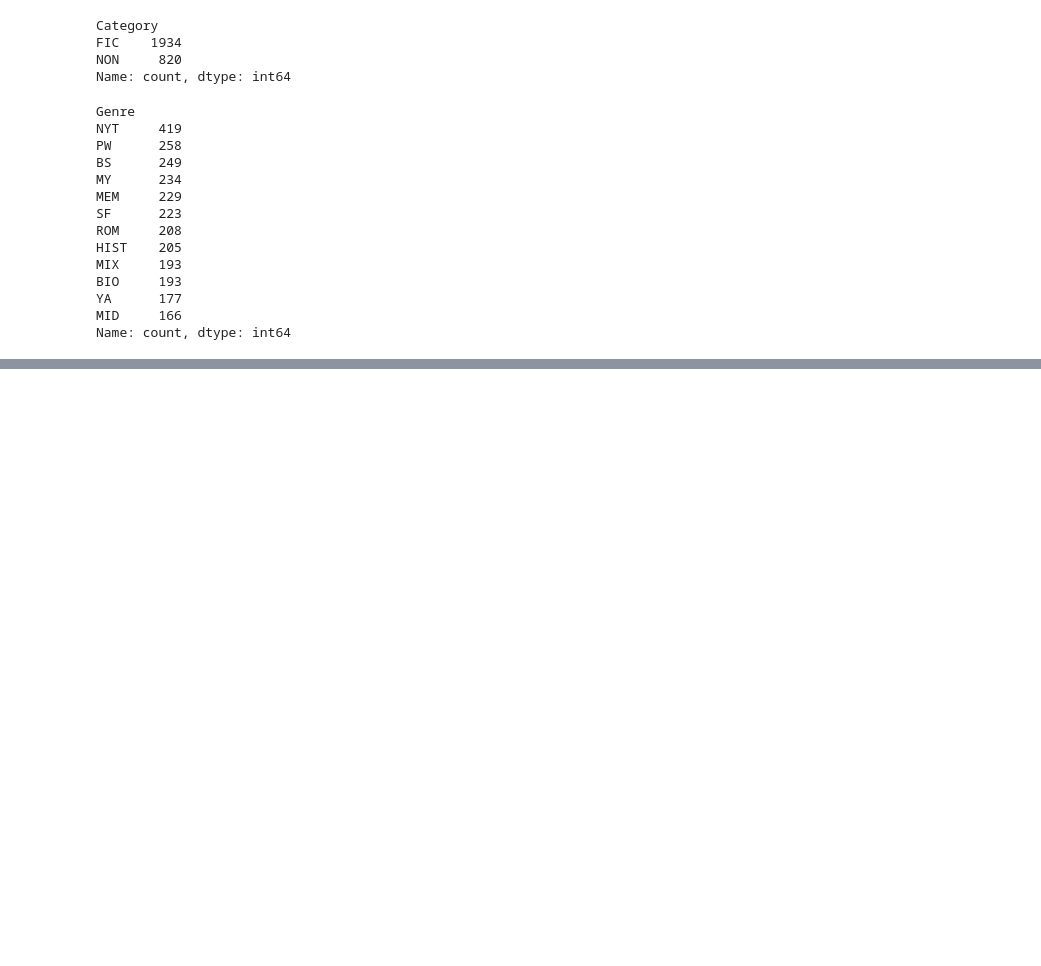
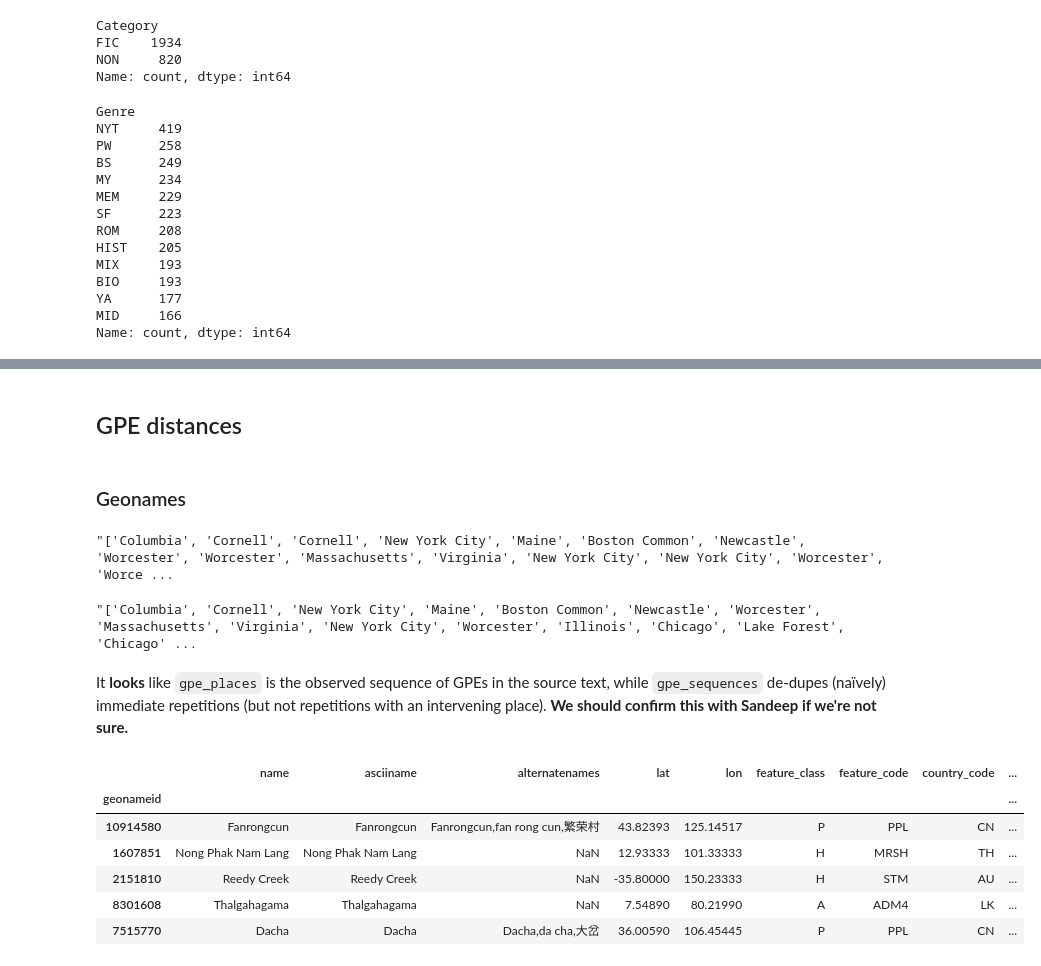
Before and after one commit to wilkens/mobility-books, a Jupyter notebook: notebooks/derived_data_MW.ipynb, the cells around one changed output, grey strips where cells are left out. Cells and saved outputs as stored; diff of their text form; code cells hidden in the pictures; blank space fills up the shorter version.

Commit message:
Intermediate work with geo distances

```diff
--- a/notebooks/derived_data_MW.ipynb
+++ b/notebooks/derived_data_MW.ipynb
@@ -220 +246,53 @@ Facet: Genre
 ... (8 outputs left out)
+# %% [markdown]
+## GPE distances
+# %% [markdown]
+### Geonames
+# %%
+gpe_cols = ['gpe_places', 'num_gpe_places', 'gpe_sequences', 'dist_miles']
+df.loc['Woman Behind the New Deal, The - Kirstin Downey', 'gpe_places']
+# %% [output]
+"['Columbia', 'Cornell', 'Cornell', 'New York City', 'Maine', 'Boston Common', 'Newcastle', 'Worcester', 'Worcester', 'Massachusetts', 'Virginia', 'New York City', 'New York City', 'Worcester', 'Worce ...
+# %%
+df.loc['Woman Behind the New Deal, The - Kirstin Downey', 'gpe_sequences']
+# %% [output]
+"['Columbia', 'Cornell', 'New York City', 'Maine', 'Boston Common', 'Newcastle', 'Worcester', 'Massachusetts', 'Virginia', 'New York City', 'Worcester', 'Illinois', 'Chicago', 'Lake Forest', 'Chicago' ...
+# %% [markdown]
+It **looks** like `gpe_places` is the observed sequence of GPEs in the source text, while `gpe_sequences` de-dupes (naïvely) immediate repetitions (but not repetitions with an intervening place). **We should confirm this with Sandeep if we're not sure.**
+# %%
+gn_col_names = [
+    'geonameid',
+    'name',
+    'asciiname',
+    'alternatenames',
+    'lat',
+    'lon',
+    'feature_class',
+    'feature_code',
+    'country_code',
+    'cc2',
+    'admin1_code',
+    'admin2_code',
+    'admin3_code',
+    'admin4_code',
+    'population',
+    'elevation',
+    'dem',
+    'timezone',
+    'mod_date'
+]
+gn = pd.read_csv(
+    os.path.join(data_dir, 'geonames', 'allCountries.zip'),
+    sep='\t',
+    names=gn_col_names,
+    index_col=0
+)
+gn.sample(5)
+# %% [output]
+|  | name | asciiname | alternatenames | lat | lon | feature_class | feature_code | country_code | ... |
+| geonameid |  |  |  |  |  |  |  |  | ... |
+| 10914580 | Fanrongcun | Fanrongcun | Fanrongcun,fan rong cun,繁荣村 | 43.82393 | 125.14517 | P | PPL | CN | ... |
+| 1607851 | Nong Phak Nam Lang | Nong Phak Nam Lang | NaN | 12.93333 | 101.33333 | H | MRSH | TH | ... |
+| 2151810 | Reedy Creek | Reedy Creek | NaN | -35.80000 | 150.23333 | H | STM | AU | ... |
+| 8301608 | Thalgahagama | Thalgahagama | NaN | 7.54890 | 80.21990 | A | ADM4 | LK | ... |
+| 7515770 | Dacha | Dacha | Dacha,da cha,大岔 | 36.00590 | 106.45445 | P | PPL | CN | ... |
```
Also changed, not shown: parts of 16 cells of this notebook, 7 other files.
